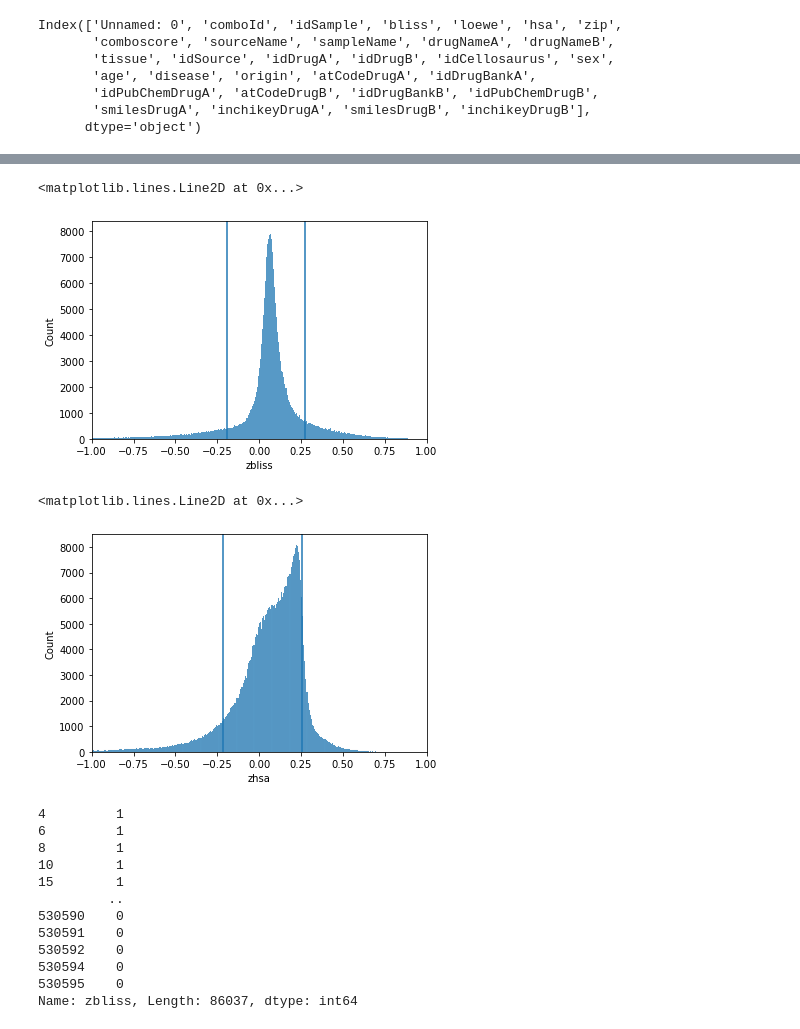
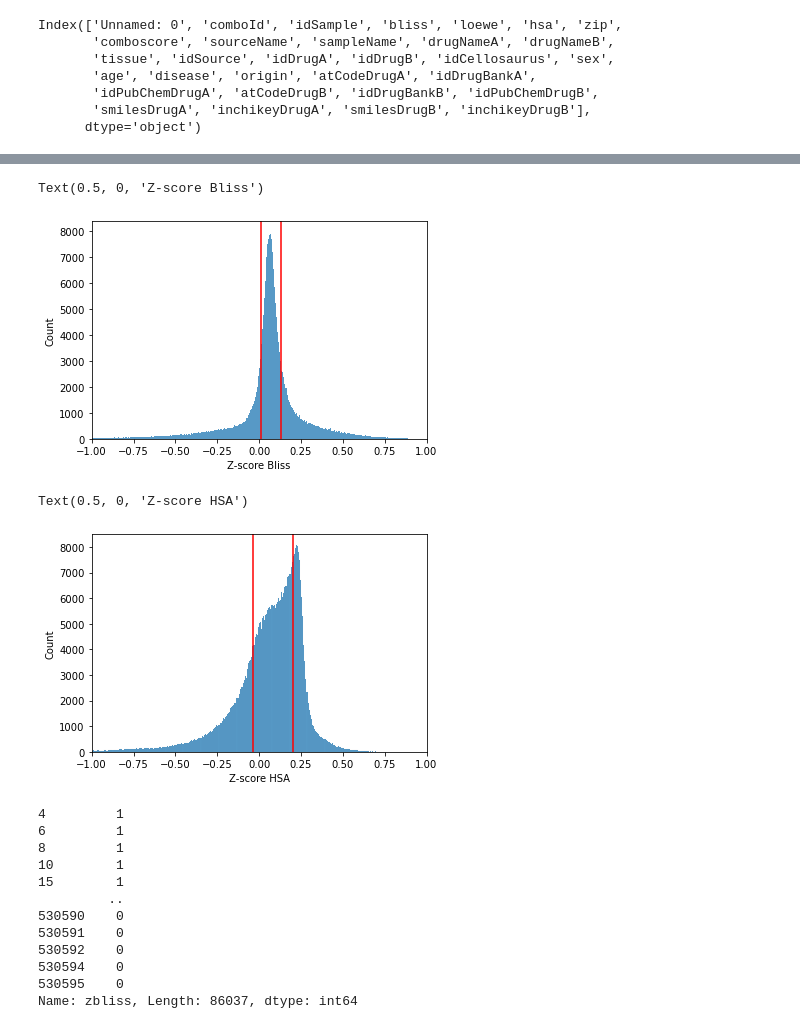
Before and after one commit to uzh-dqbm-cmi/graphnn, a Jupyter notebook: notebooks/DeepAdr_preprocessing-SynergxDB.ipynb, the cells around one changed output, grey strips where cells are left out. Drawn from its saved outputs; the diff is of its cells as text; code cells hidden in the pictures.

```diff
--- a/notebooks/DeepAdr_preprocessing-SynergxDB.ipynb
+++ b/notebooks/DeepAdr_preprocessing-SynergxDB.ipynb
@@ -442,7 +442,7 @@ df_synergxdb_filter["zloewe"] = stats.zscore(df_synergxdb_filter.loewe)
 df_synergxdb_filter["zbliss"] = stats.zscore(df_synergxdb_filter.bliss)
 df_synergxdb_filter["zhsa"] = stats.zscore(df_synergxdb_filter.hsa)
 # %%
-n_parts = 10
+n_parts = 4
 # %%
 q_labels = [0] + list(range(-1, -n_parts +1, -1)) + [1]
 q_labels
@@ -484,19 +485,21 @@ plt.axvline(df_synergxdb_filter[zloewe_quart == 1].zloewe.min(), 0, 1.0)
 # %%
 ax = sns.histplot(df_synergxdb_filter.zbliss)
 ax.set_xlim(-1, 1)
-plt.axvline(df_synergxdb_filter[zbliss_quart == 0].zbliss.max(), 0, 1.0)
-plt.axvline(df_synergxdb_filter[zbliss_quart == 1].zbliss.min(), 0, 1.0)
+plt.axvline(df_synergxdb_filter[zbliss_quart == 0].zbliss.max(), 0, 1.0, color='r')
+plt.axvline(df_synergxdb_filter[zbliss_quart == 1].zbliss.min(), 0, 1.0, color='r')
+ax.set_xlabel("Z-score Bliss")
 # %% [output]
-<matplotlib.lines.Line2D at 0x...>
+Text(0.5, 0, 'Z-score Bliss')
-[figure, old version]
+[figure, new version]
 # %%
 ax = sns.histplot(df_synergxdb_filter.zhsa)
 ax.set_xlim(-1, 1)
-plt.axvline(df_synergxdb_filter[zhsa_quart == 0].zhsa.max(), 0, 1.0)
-plt.axvline(df_synergxdb_filter[zhsa_quart == 1].zhsa.min(), 0, 1.0)
+plt.axvline(df_synergxdb_filter[zhsa_quart == 0].zhsa.max(), 0, 1.0, color='r')
+plt.axvline(df_synergxdb_filter[zhsa_quart == 1].zhsa.min(), 0, 1.0, color='r')
+ax.set_xlabel("Z-score HSA")
 # %% [output]
-<matplotlib.lines.Line2D at 0x...>
+Text(0.5, 0, 'Z-score HSA')
-[figure, old version]
+[figure, new version]
 # %%
 zbliss_quart[zbliss_quart >= 0]
 # %% [output]
```
Also changed, not shown: parts of 5 cells of this notebook.
